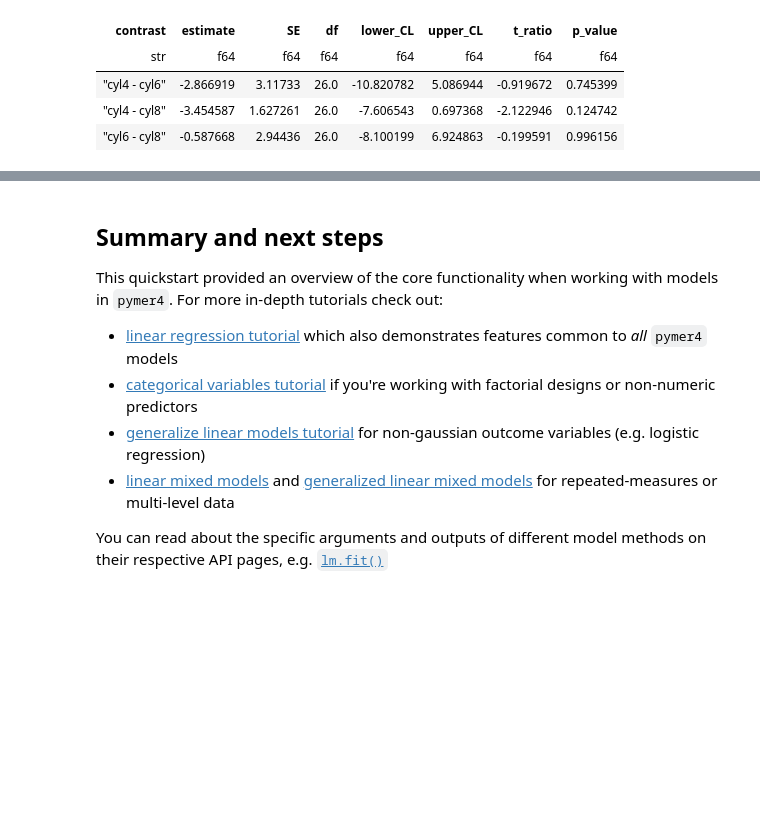
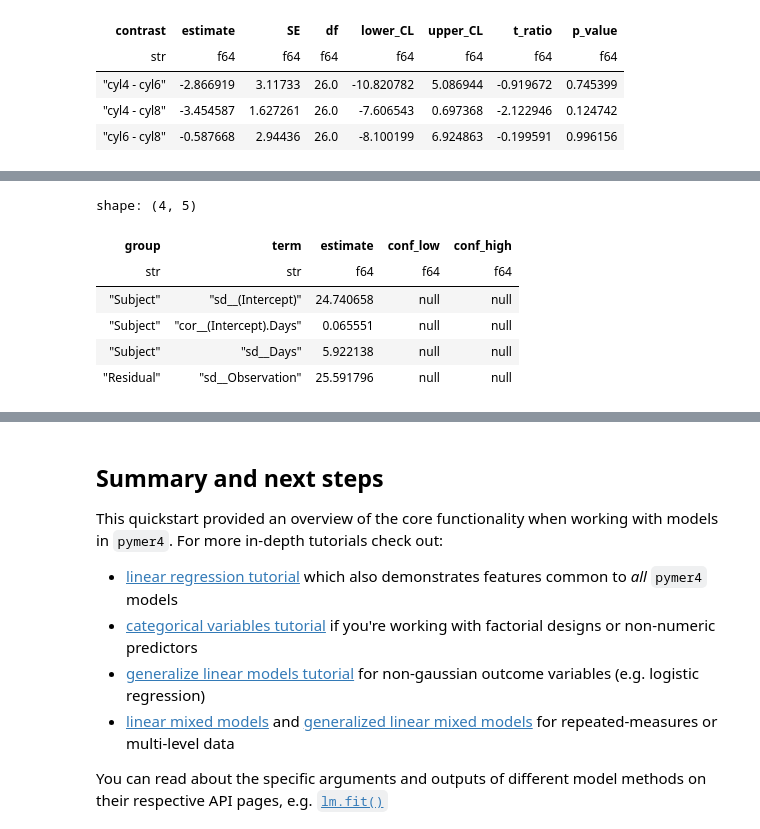
Before and after one commit to ejolly/pymer4, a Jupyter notebook: docs/pages/quickstart.ipynb, the cells around one changed output, grey strips where cells are left out. Drawn from its saved outputs; the diff is of its cells as text; code cells hidden in the pictures; blank space fills up the shorter version.

```diff
--- a/docs/pages/quickstart.ipynb
+++ b/docs/pages/quickstart.ipynb
@@ -448,0 +493,11 @@ shape: (3, 8)
+# %%
+# Variance across Subject level slopes and intercepts
+lmm_is.ranef_var
+# %% [output]
+shape: (4, 5)
+| group | term | estimate | conf_low | conf_high |
+| str | str | f64 | f64 | f64 |
+| "Subject" | "sd__(Intercept)" | 24.740658 | null | null |
+| "Subject" | "cor__(Intercept).Days" | 0.065551 | null | null |
+| "Subject" | "sd__Days" | 5.922138 | null | null |
+| "Residual" | "sd__Observation" | 25.591796 | null | null |
```
Also changed, not shown: parts of 45 cells of this notebook, 14 other files.
